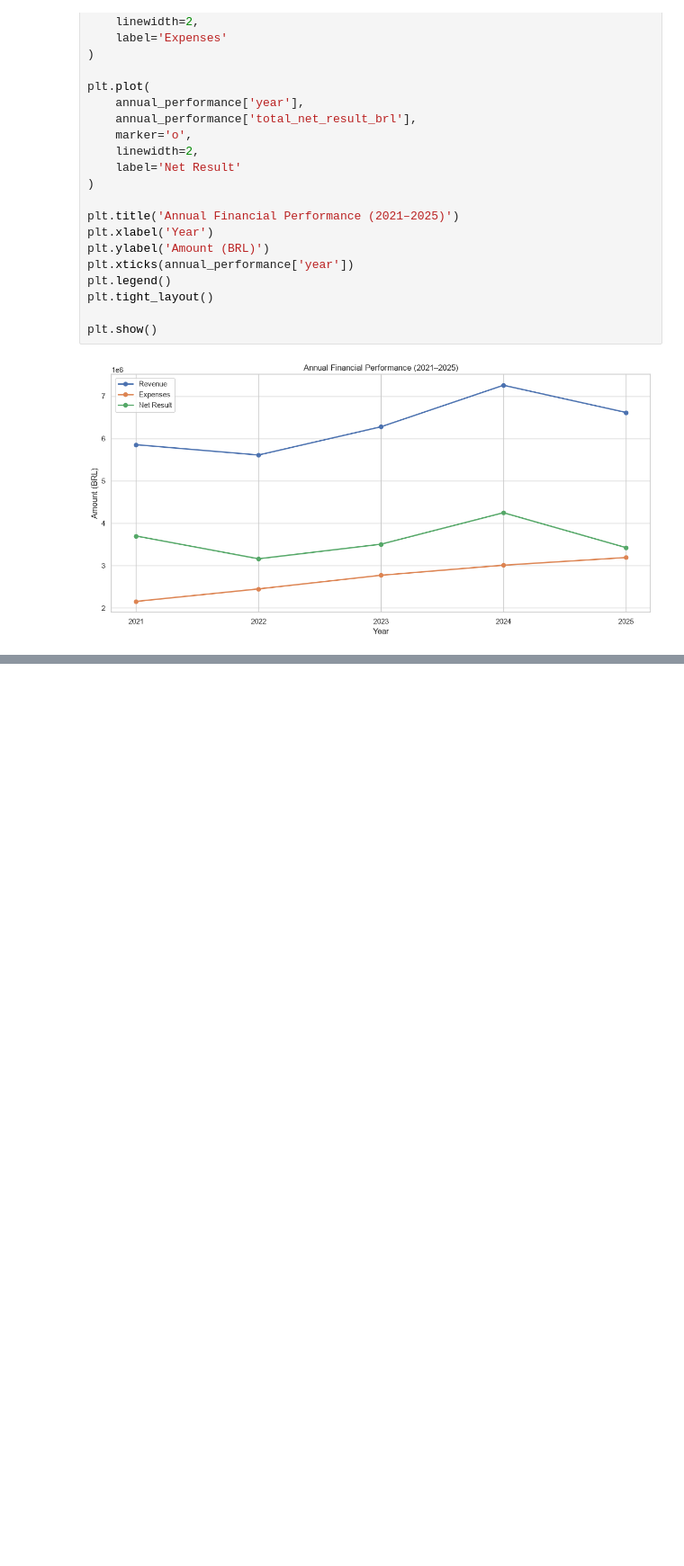
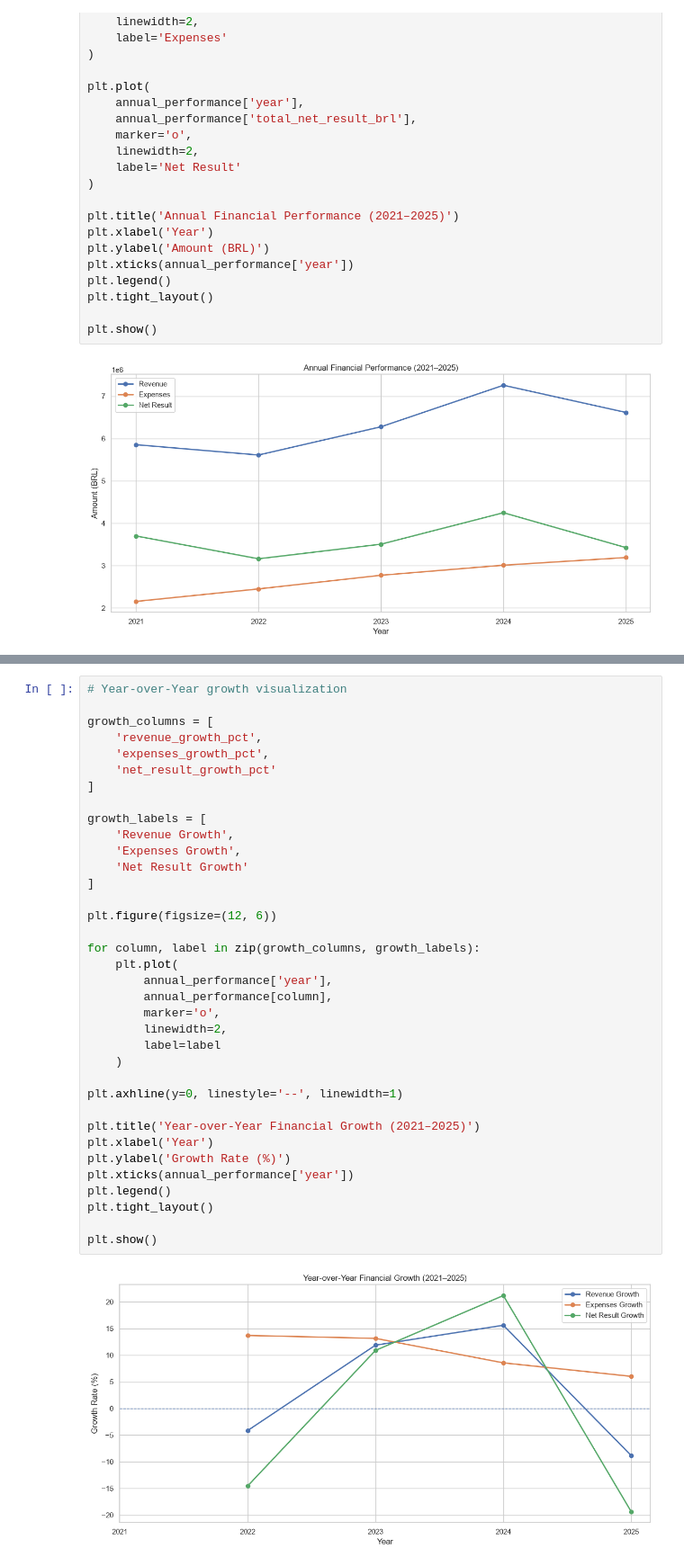
Before and after one commit to guilherme-santos-machado/portfolio-data-analytics, a Jupyter notebook: 03-exploratory-data-analysis-python/notebooks/02_exploratory_data_analysis.ipynb, the cells around one changed output, grey strips where cells are left out. Shown at 90% size. Saved outputs shown, nothing was run; the diff lists cells and outputs as text; blank space fills up the shorter version.

Commit message:
Year and seasonal graph

```diff
--- a/03-exploratory-data-analysis-python/notebooks/02_exploratory_data_analysis.ipynb
+++ b/03-exploratory-data-analysis-python/notebooks/02_exploratory_data_analysis.ipynb
@@ -444,0 +487,38 @@ plt.show()
+# %%
+# Year-over-Year growth visualization
+
+growth_columns = [
+    'revenue_growth_pct',
+    'expenses_growth_pct',
+    'net_result_growth_pct'
+]
+
+growth_labels = [
+    'Revenue Growth',
+    'Expenses Growth',
+    'Net Result Growth'
+]
+
+plt.figure(figsize=(12, 6))
+
+for column, label in zip(growth_columns, growth_labels):
+    plt.plot(
+        annual_performance['year'],
+        annual_performance[column],
+        marker='o',
+        linewidth=2,
+        label=label
+    )
+
+plt.axhline(y=0, linestyle='--', linewidth=1)
+
+plt.title('Year-over-Year Financial Growth (2021–2025)')
+plt.xlabel('Year')
+plt.ylabel('Growth Rate (%)')
+plt.xticks(annual_performance['year'])
+plt.legend()
+plt.tight_layout()
+
+plt.show()
+# %% [output]
+[figure, added]
```
Also changed, not shown: parts of 6 cells of this notebook.
